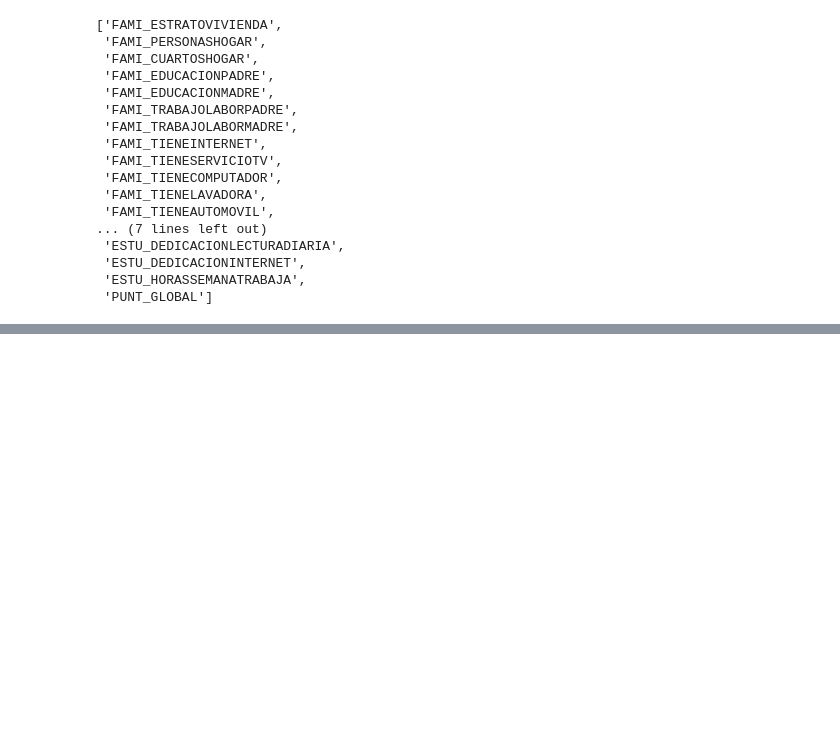
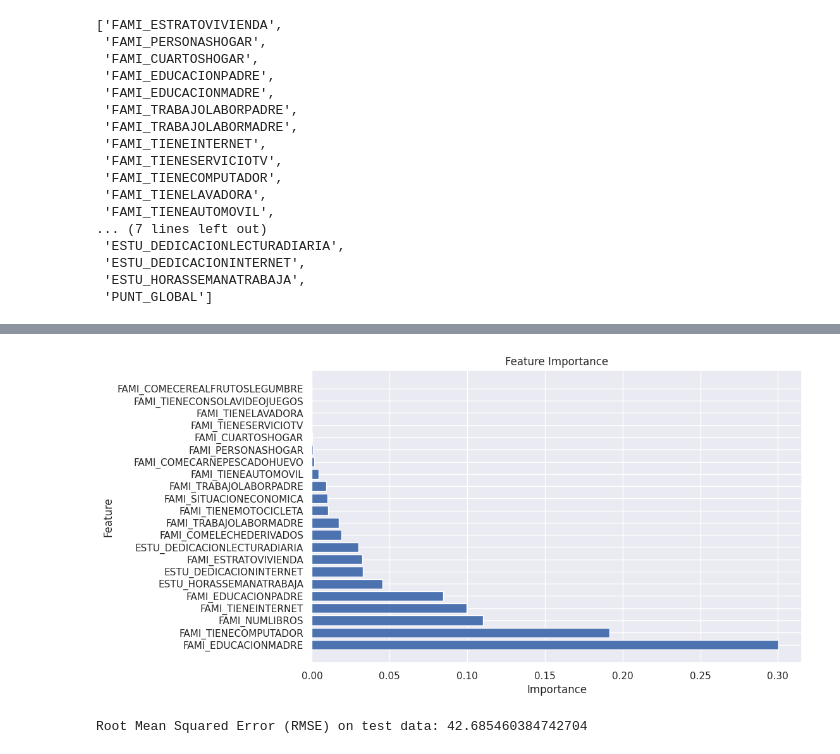
Before and after one commit to Betico1928/Parcial2---Procesamiento-de-Datos-a-Gran-Escala, a Jupyter notebook: Codigo/Parcial_2_Procesamiento_de_Datos_a_Gran_Escala.ipynb, the cells around one changed output, grey strips where cells are left out. Saved outputs shown, nothing was run; the diff lists cells and outputs as text; code cells hidden in the pictures; blank space fills up the shorter version.

```diff
--- a/Codigo/Parcial_2_Procesamiento_de_Datos_a_Gran_Escala.ipynb
+++ b/Codigo/Parcial_2_Procesamiento_de_Datos_a_Gran_Escala.ipynb
@@ -896,11 +876,14 @@ indexers = [StringIndexer(inputCol=col, outputCol=col+"_index", handleInvalid="k
 pipeline = Pipeline(stages=indexers)
 indexed_data = pipeline.fit(data).transform(data)
 
+# Define the feature columns
+feature_cols = [col+"_index" for col in string_cols]
+
 # Assemble the features into a single vector column
 assembler = VectorAssembler(inputCols=feature_cols, outputCol="features")
 
 # Split the data into train and test sets (you might need to adjust the ratios)
-train_data, test_data = data.randomSplit([0.8, 0.2], seed=42)
+train_data, test_data = indexed_data.randomSplit([0.8, 0.2], seed=42)
 
 # Define the regression model
 rf = RandomForestRegressor(featuresCol="features", labelCol="PUNT_GLOBAL")
@@ -1772,0 +928,53 @@ HTTPError: HTTP Error 404: Not Found
+# %%
+import matplotlib.pyplot as plt
+
+# Get feature importances
+feature_importances = model.stages[-1].featureImportances
+
+# Convert feature importances to a list
+feature_importance_list = feature_importances.toArray().tolist()
+
+# Create a dictionary mapping feature names to importances
+feature_importance_dict = dict(zip(feature_columns, feature_importance_list))
+
+# Sort the feature importances dictionary by importance values
+sorted_feature_importance = sorted(feature_importance_dict.items(), key=lambda x: x[1], reverse=True)
+
+# Extract feature names and importances for plotting
+features_sorted, importances_sorted = zip(*sorted_feature_importance)
+
+# Plot feature importances
+plt.figure(figsize=(10, 6))
+plt.barh(range(len(importances_sorted)), importances_sorted, align='center')
+plt.yticks(range(len(features_sorted)), features_sorted)
+plt.xlabel('Importance')
+plt.ylabel('Feature')
+plt.title('Feature Importance')
+plt.show()
+# %% [output]
+[figure, added]
+# %%
+from pyspark.ml import Pipeline
+from pyspark.ml.feature import VectorAssembler
+from pyspark.ml.regression import GBTRegressor
+from pyspark.ml.evaluation import RegressionEvaluator
+import matplotlib.pyplot as plt
+# Define the regression model
+gbt = GBTRegressor(featuresCol="features", labelCol="PUNT_GLOBAL", maxIter=10)
+
+# Create a pipeline
+pipeline = Pipeline(stages=[assembler, gbt])
+
+# Train the model
+model = pipeline.fit(train_data)
+
+# Make predictions
+predictions = model.transform(test_data)
+
+# Evaluate the model
+evaluator = RegressionEvaluator(labelCol="PUNT_GLOBAL", metricName="rmse")
+rmse = evaluator.evaluate(predictions)
+
+print(f"Root Mean Squared Error (RMSE) on test data: {rmse}")
+# %% [output]
+Root Mean Squared Error (RMSE) on test data: 42.685460384742704
```
Also changed, not shown: parts of 51 cells of this notebook.
